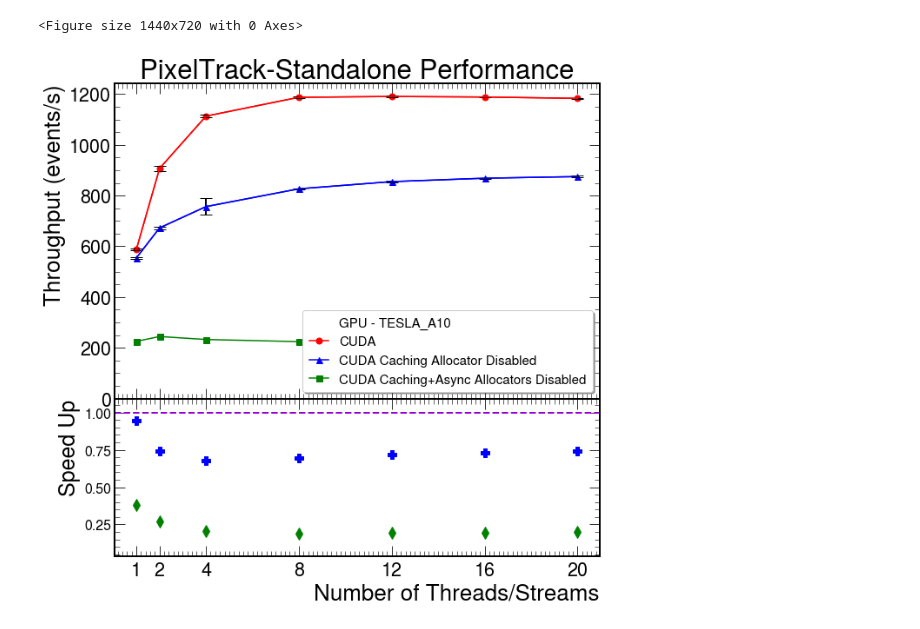
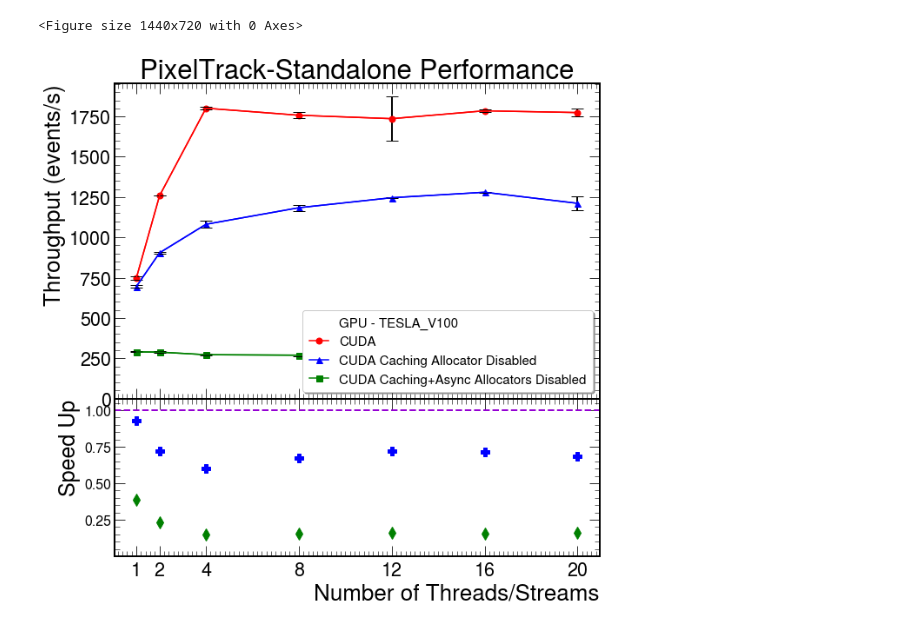
Before and after one commit to pfudolig/pixeltrack-standalone, a Jupyter notebook: plot_any.ipynb, the cells around one changed output. Drawn from its saved outputs; the diff is of its cells as text; code cells hidden in the pictures.

```diff
--- a/plot_any.ipynb
+++ b/plot_any.ipynb
@@ -9,17 +9,19 @@ import os
 import numpy as np
 timestamp = datetime.datetime.now()
 # %%
+path = 'results/multiple_results/'
+
 #ser = pd.read_csv('results/serial_results/csv/4serial_pin3_40s_20000e.csv')
 #ser_str = 'results/serial_results/csv/4serial_pin3_40s_20000e.csv'
 #alps = pd.read_csv('results/alps_results/csv/4alps_pin3_40s_20000e.csv')
 #alps_str = 'results/alps_results/csv/4alps_pin3_40s_20000e.csv'
 
-cuda1 = pd.read_csv('results/cuda_results/csv/3cuda_gpu2_pin1_disNone_20s_20000e.csv')
-cuda2 = pd.read_csv('results/cuda_results/csv/3cuda_gpu2_pin1_disCache_20s_20000e.csv')
-cuda3 = pd.read_csv('results/cuda_results/csv/3cuda_gpu2_pin1_disBoth_20s_20000e.csv')
-cuda1_str = 'results/cuda_results/csv/3cuda_gpu2_pin1_disNone_20s_20000e.csv'
-cuda2_str = 'results/cuda_results/csv/3cuda_gpu2_pin1_disCache_20s_20000e.csv'
-cuda3_str = 'results/cuda_results/csv/3cuda_gpu2_pin1_disBoth_20s_20000e.csv'
+cuda1 = pd.read_csv('results/cuda_results/csv/3cuda_gpu1_pin1_disNone_20s_20000e.csv')
+cuda2 = pd.read_csv('results/cuda_results/csv/3cuda_gpu1_pin1_disCache_20s_20000e.csv')
+cuda3 = pd.read_csv('results/cuda_results/csv/3cuda_gpu1_pin1_disBoth_20s_20000e.csv')
+cuda1_str = 'results/cuda_results/csv/3cuda_gpu1_pin1_disNone_20s_20000e.csv'
+cuda2_str = 'results/cuda_results/csv/3cuda_gpu1_pin1_disCache_20s_20000e.csv'
+cuda3_str = 'results/cuda_results/csv/3cuda_gpu1_pin1_disBoth_20s_20000e.csv'
 
 #alpc1 = pd.read_csv('results/alpc_results/csv/4alpc1_pin3_40s_20000e.csv')
 #alpc2 = pd.read_csv('')
@@ -164,6 +161,7 @@ def plot3(combo,dataframe1,label1,df1str,dataframe2,label2,df2str,dataframe3,lab
         ax1.plot(df_streams3,thru_ave3,'gs',markersize=7,linestyle='solid',label=label3)
         ax1.errorbar(df_streams1,thru_ave1,yerr=thru_std1,fmt='r',ecolor='k',capsize=7, elinewidth=2,markeredgewidth=1)
         ax1.errorbar(df_streams2,thru_ave2,yerr=thru_std2,fmt='b',ecolor='k',capsize=7, elinewidth=2,markeredgewidth=1)
+        ax1.errorbar(df_streams3,thru_ave3,yerr=thru_std3,fmt='g',ecolor='k',capsize=7, elinewidth=2,markeredgewidth=1)
         ax1.legend(loc='lower right',fontsize='xx-small',frameon=True,shadow=True)
         ax1.set(ylabel='Throughput (events/s)',title='PixelTrack-Standalone Performance')
         label1 = label1.replace(' ', '_')
@@ -179,6 +177,7 @@ def plot3(combo,dataframe1,label1,df1str,dataframe2,label2,df2str,dataframe3,lab
         ax1.plot(df_streams3,thru_ave3,'gs',markersize=7,linestyle='solid',label=label3)
         ax1.errorbar(df_streams1,thru_ave1,yerr=thru_std1,fmt='r',ecolor='k',capsize=7, elinewidth=2,markeredgewidth=1)
         ax1.errorbar(df_streams2,thru_ave2,yerr=thru_std2,fmt='b',ecolor='k',capsize=7, elinewidth=2,markeredgewidth=1)
+        ax1.errorbar(df_streams3,thru_ave3,yerr=thru_std3,fmt='g',ecolor='k',capsize=7, elinewidth=2,markeredgewidth=1)
         ax1.legend(loc='center',fontsize='xx-small',frameon=True,shadow=True)
         ax1.set(ylabel='Throughput (events/s)',title='PixelTrack-Standalone Performance')
         label1 = label1.replace(' ', '_')
@@ -193,7 +192,8 @@ def plot3(combo,dataframe1,label1,df1str,dataframe2,label2,df2str,dataframe3,lab
         ax1.plot(df_streams3,thru_ave3,'gs',markersize=7,linestyle='solid',label=label3)
         ax1.errorbar(df_streams1,thru_ave1,yerr=thru_std1,fmt='r',ecolor='k',capsize=7, elinewidth=2,markeredgewidth=1)
         ax1.errorbar(df_streams2,thru_ave2,yerr=thru_std2,fmt='b',ecolor='k',capsize=7, elinewidth=2,markeredgewidth=1)
-        ax1.legend(loc='lower right',fontsize='xx-small',frameon=True,shadow=True)
+        ax1.errorbar(df_streams3,thru_ave3,yerr=thru_std3,fmt='g',ecolor='k',capsize=7, elinewidth=2,markeredgewidth=1)
+        ax1.legend(loc='center right',fontsize='xx-small',frameon=True,shadow=True)
         ax1.set(ylabel='Throughput (events/s)',title='PixelTrack-Standalone Performance')
         label1 = label1.replace(' ', '_')
         label2 = label2.replace(' ', '_')
@@ -231,7 +231,7 @@ def plot3(combo,dataframe1,label1,df1str,dataframe2,label2,df2str,dataframe3,lab
 
     plt.show()
 # %%
-plot3('GPU',cuda1,'CUDA',cuda1_str,cuda2,'CUDA Caching Allocator Disabled',cuda2_str,cuda3,'CUDA Caching+Async Allocators Disabled',cuda3_str,gpu='TESLA_A10')
+plot3('GPU',cuda1,'CUDA',cuda1_str,cuda2,'CUDA Caching Allocator Disabled',cuda2_str,cuda3,'CUDA Caching+Async Allocators Disabled',cuda3_str,gpu='TESLA_V100')
 # %% [output]
 <Figure size 1440x720 with 0 Axes>
-[figure, old version]
+[figure, new version]
```
Also changed, not shown: parts of 1 cell of this notebook, 5 other files.
